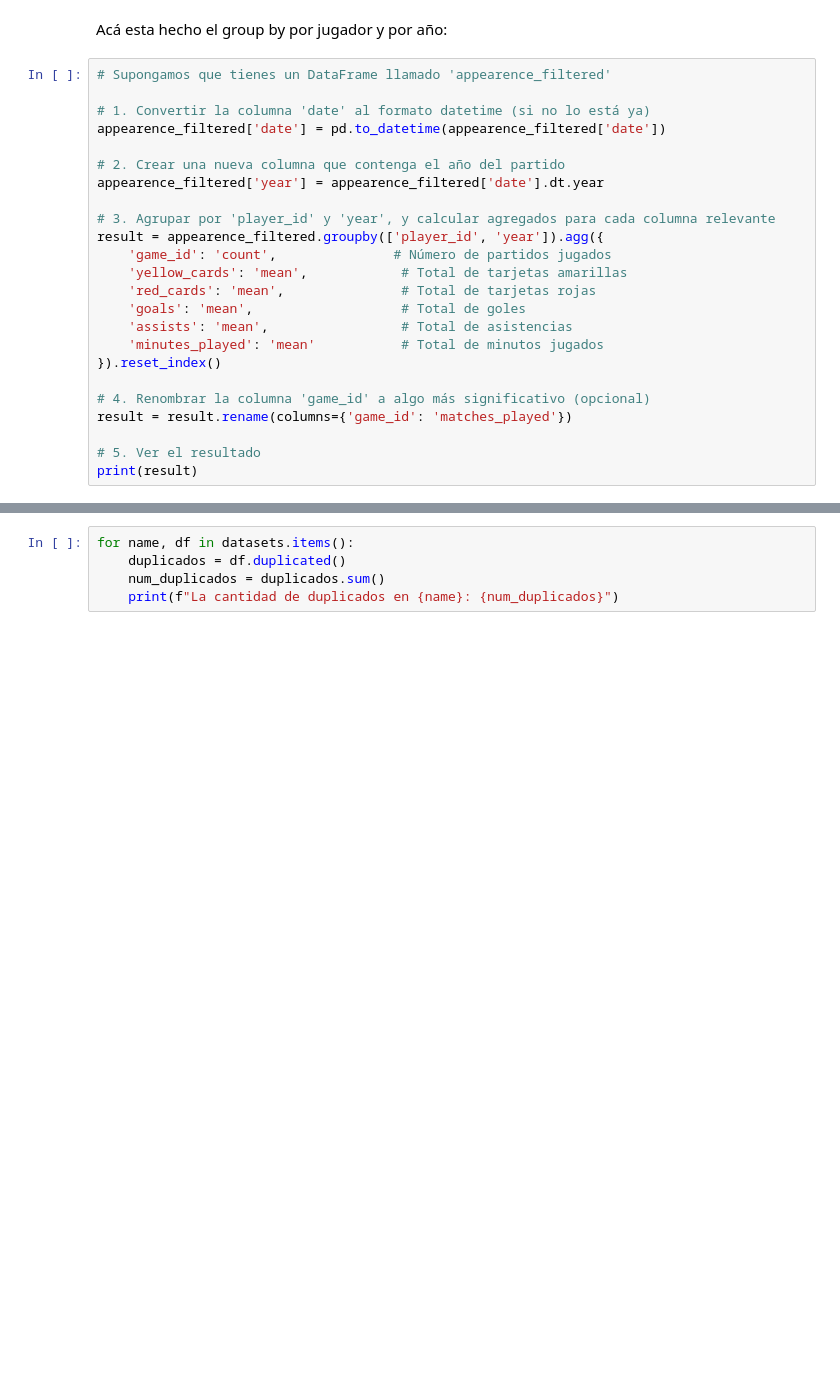
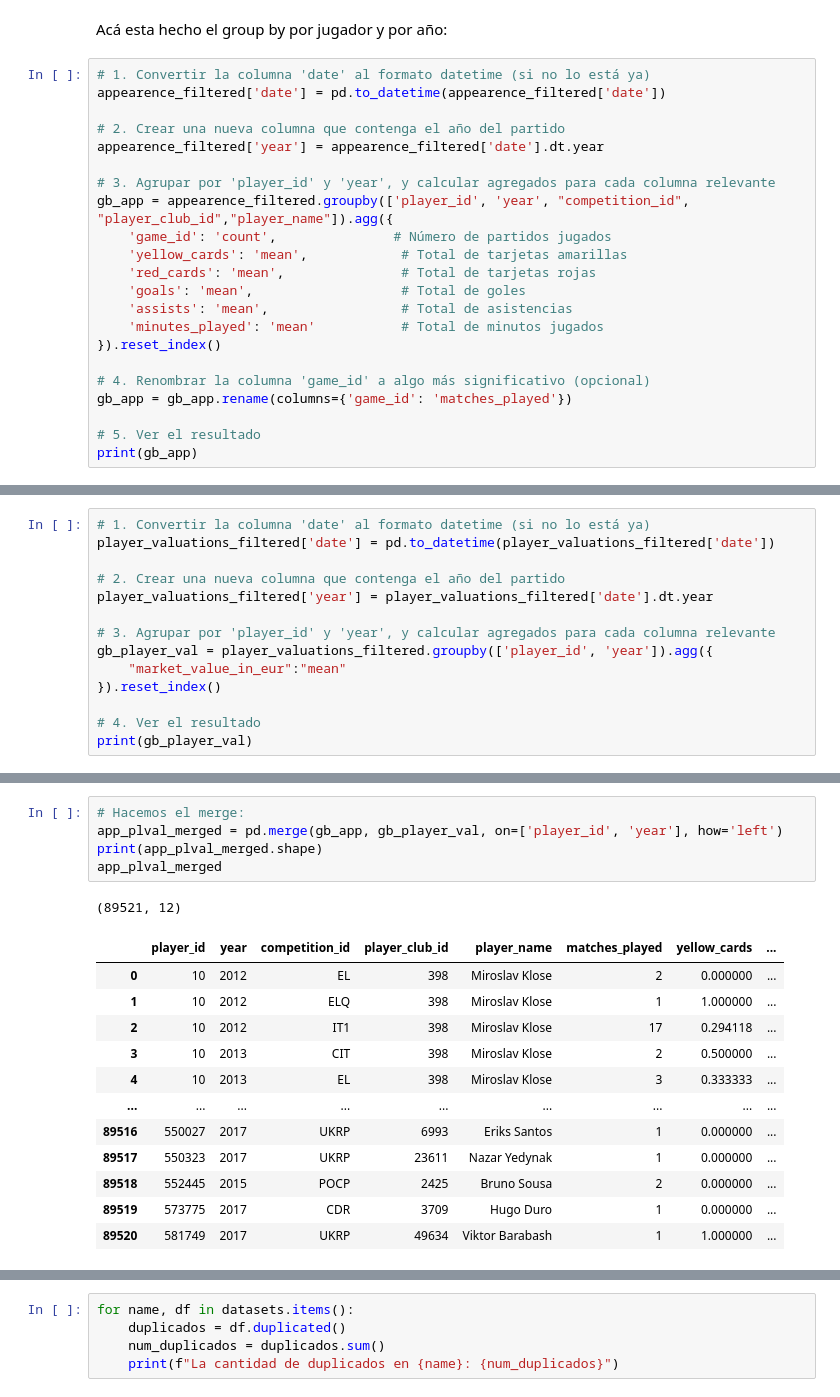
Before and after one commit to VLGuazzelli/proyecto_final_transfer, a Jupyter notebook: src/explore.ipynb, the cells around one changed output, grey strips where cells are left out. Cells and saved outputs as stored; diff of their text form; blank space fills up the shorter version.

Commit message:
Groupby y merge

```diff
--- a/src/explore.ipynb
+++ b/src/explore.ipynb
@@ -57,8 +57,6 @@ players_filtered=players.drop(["first_name", "last_name", "last_season", "curren
 # %% [markdown]
 Acá esta hecho el group by por jugador y por año:
 # %%
-# Supongamos que tienes un DataFrame llamado 'appearence_filtered'
-
 # 1. Convertir la columna 'date' al formato datetime (si no lo está ya)
 appearence_filtered['date'] = pd.to_datetime(appearence_filtered['date'])
 
@@ -66,7 +64,7 @@ appearence_filtered['date'] = pd.to_datetime(appearence_filtered['date'])
 appearence_filtered['year'] = appearence_filtered['date'].dt.year
 
 # 3. Agrupar por 'player_id' y 'year', y calcular agregados para cada columna relevante
-result = appearence_filtered.groupby(['player_id', 'year']).agg({
+gb_app = appearence_filtered.groupby(['player_id', 'year', "competition_id", "player_club_id","player_name"]).agg({
     'game_id': 'count',               # Número de partidos jugados
     'yellow_cards': 'mean',            # Total de tarjetas amarillas
     'red_cards': 'mean',               # Total de tarjetas rojas
@@ -76,8 +74,8 @@ result = appearence_filtered.groupby(['player_id', 'year']).agg({
 }).reset_index()
 
 # 4. Renombrar la columna 'game_id' a algo más significativo (opcional)
-result = result.rename(columns={'game_id': 'matches_played'})
+gb_app = gb_app.rename(columns={'game_id': 'matches_played'})
 
 # 5. Ver el resultado
-print(result)
+print(gb_app)
 # %% [output]
@@ -100,0 +101,14 @@ print(result)
+# %%
+# 1. Convertir la columna 'date' al formato datetime (si no lo está ya)
+player_valuations_filtered['date'] = pd.to_datetime(player_valuations_filtered['date'])
+
+# 2. Crear una nueva columna que contenga el año del partido
+player_valuations_filtered['year'] = player_valuations_filtered['date'].dt.year
+
+# 3. Agrupar por 'player_id' y 'year', y calcular agregados para cada columna relevante
+gb_player_val = player_valuations_filtered.groupby(['player_id', 'year']).agg({
+    "market_value_in_eur":"mean"
+}).reset_index()
+
+# 4. Ver el resultado
+print(gb_player_val)
@@ -100,0 +132,19 @@ print(result)
+# %%
+# Hacemos el merge:
+app_plval_merged = pd.merge(gb_app, gb_player_val, on=['player_id', 'year'], how='left')
+print(app_plval_merged.shape)
+app_plval_merged
+# %% [output]
+(89521, 12)
+|  | player_id | year | competition_id | player_club_id | player_name | matches_played | yellow_cards | ... |
+| 0 | 10 | 2012 | EL | 398 | Miroslav Klose | 2 | 0.000000 | ... |
+| 1 | 10 | 2012 | ELQ | 398 | Miroslav Klose | 1 | 1.000000 | ... |
+| 2 | 10 | 2012 | IT1 | 398 | Miroslav Klose | 17 | 0.294118 | ... |
+| 3 | 10 | 2013 | CIT | 398 | Miroslav Klose | 2 | 0.500000 | ... |
+| 4 | 10 | 2013 | EL | 398 | Miroslav Klose | 3 | 0.333333 | ... |
+| ... | ... | ... | ... | ... | ... | ... | ... | ... |
+| 89516 | 550027 | 2017 | UKRP | 6993 | Eriks Santos | 1 | 0.000000 | ... |
+| 89517 | 550323 | 2017 | UKRP | 23611 | Nazar Yedynak | 1 | 0.000000 | ... |
+| 89518 | 552445 | 2015 | POCP | 2425 | Bruno Sousa | 2 | 0.000000 | ... |
+| 89519 | 573775 | 2017 | CDR | 3709 | Hugo Duro | 1 | 0.000000 | ... |
+| 89520 | 581749 | 2017 | UKRP | 49634 | Viktor Barabash | 1 | 1.000000 | ... |
```
Also changed, not shown: parts of 35 cells of this notebook.
